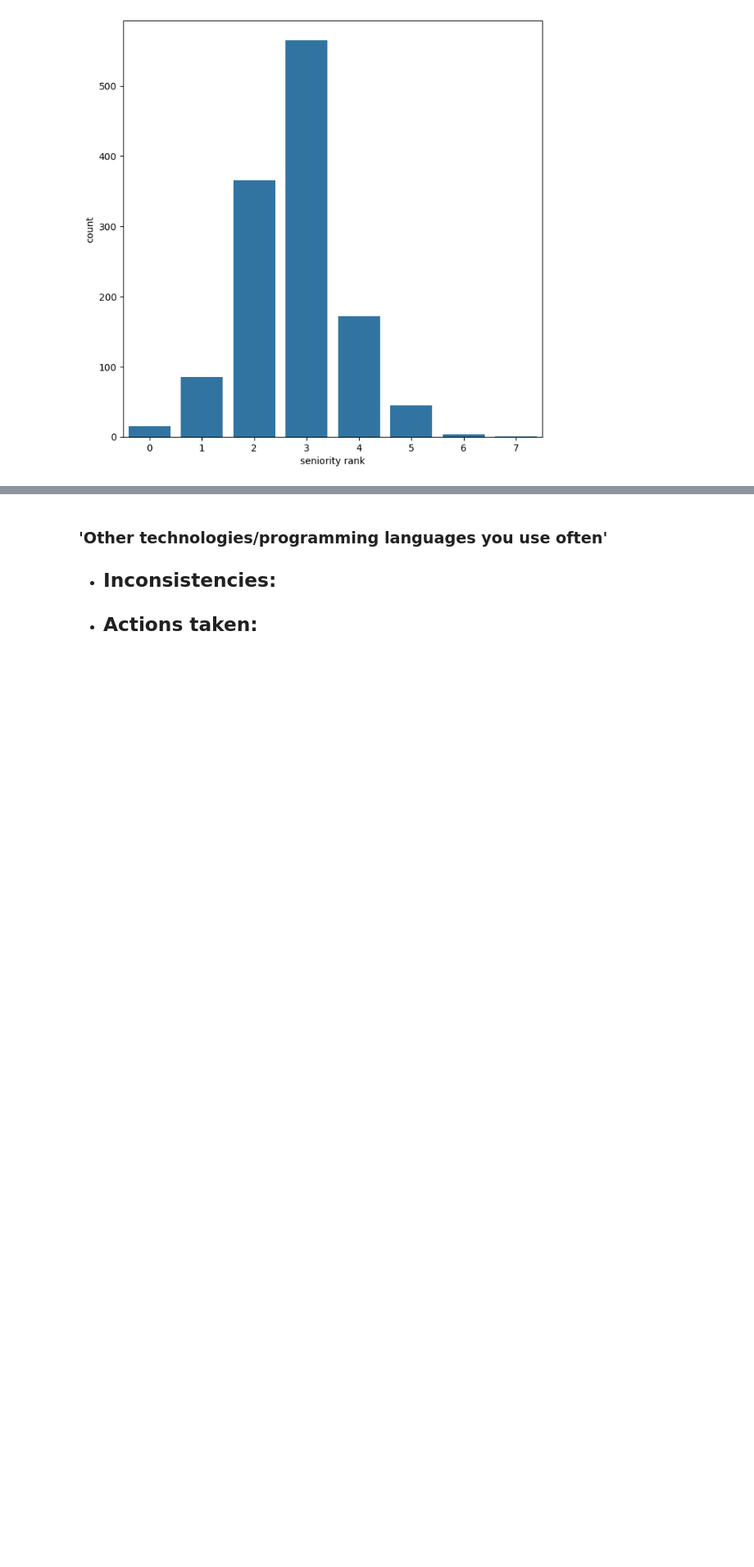
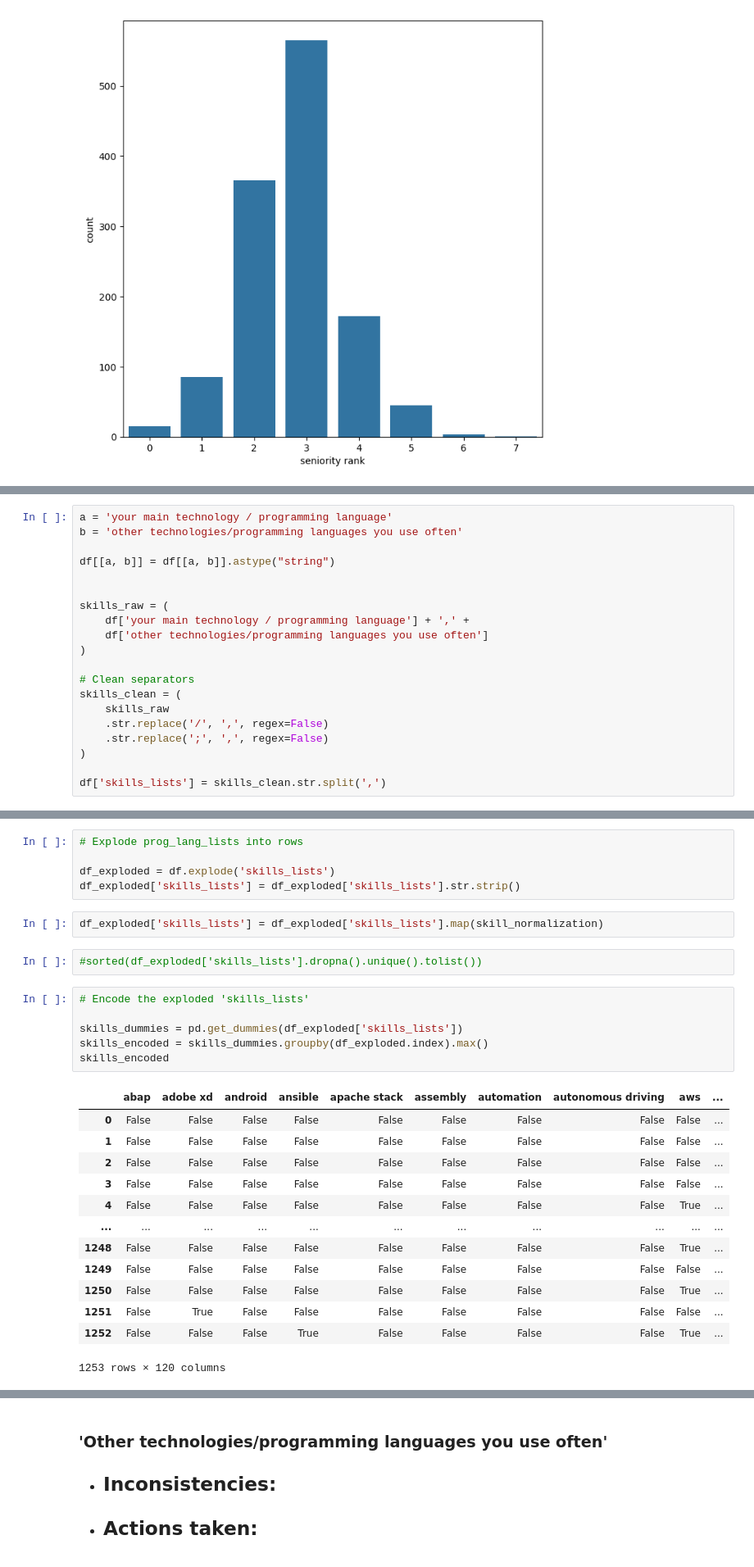
Before and after one commit to AkeemSemperDataScience/3950-assignment-2-mlsiebold, a Jupyter notebook: START_Asn_2.ipynb, the cells around one changed output, grey strips where cells are left out. Shown at 82% size. Saved outputs shown, nothing was run; the diff lists cells and outputs as text; blank space fills up the shorter version.

```diff
--- a/START_Asn_2.ipynb
+++ b/START_Asn_2.ipynb
@@ -1172,0 +1247,20 @@ KeyError: 'Your main technology / programming language'
+# %%
+a = 'your main technology / programming language'
+b = 'other technologies/programming languages you use often'
+
+df[[a, b]] = df[[a, b]].astype("string")
+
+
+skills_raw = (
+    df['your main technology / programming language'] + ',' +
+    df['other technologies/programming languages you use often']
+)
+
+# Clean separators
+skills_clean = (
+    skills_raw
+    .str.replace('/', ',', regex=False)
+    .str.replace(';', ',', regex=False)
+)
+
+df['skills_lists'] = skills_clean.str.split(',')
@@ -1172,0 +1470,29 @@ KeyError: 'Your main technology / programming language'
+# %%
+# Explode prog_lang_lists into rows
+
+df_exploded = df.explode('skills_lists')
+df_exploded['skills_lists'] = df_exploded['skills_lists'].str.strip()
+# %%
+df_exploded['skills_lists'] = df_exploded['skills_lists'].map(skill_normalization)
+# %%
+#sorted(df_exploded['skills_lists'].dropna().unique().tolist())
+# %%
+# Encode the exploded 'skills_lists'
+
+skills_dummies = pd.get_dummies(df_exploded['skills_lists'])
+skills_encoded = skills_dummies.groupby(df_exploded.index).max()
+skills_encoded
+# %% [output]
+|  | abap | adobe xd | android | ansible | apache stack | assembly | automation | autonomous driving | aws | ... |
+| 0 | False | False | False | False | False | False | False | False | False | ... |
+| 1 | False | False | False | False | False | False | False | False | False | ... |
+| 2 | False | False | False | False | False | False | False | False | False | ... |
+| 3 | False | False | False | False | False | False | False | False | False | ... |
+| 4 | False | False | False | False | False | False | False | False | True | ... |
+| ... | ... | ... | ... | ... | ... | ... | ... | ... | ... | ... |
+| 1248 | False | False | False | False | False | False | False | False | True | ... |
+| 1249 | False | False | False | False | False | False | False | False | False | ... |
+| 1250 | False | False | False | False | False | False | False | False | True | ... |
+| 1251 | False | True | False | False | False | False | False | False | False | ... |
+| 1252 | False | False | False | True | False | False | False | False | True | ... |
+1253 rows × 120 columns
```
Also changed, not shown: parts of 16 cells of this notebook.
